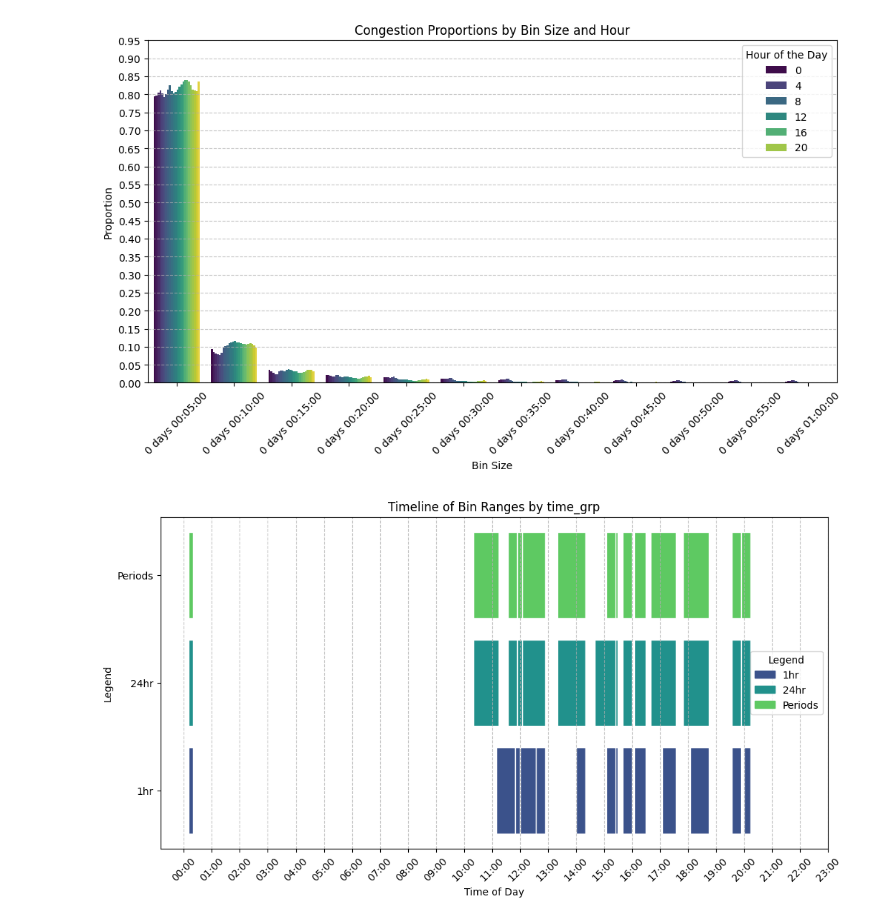
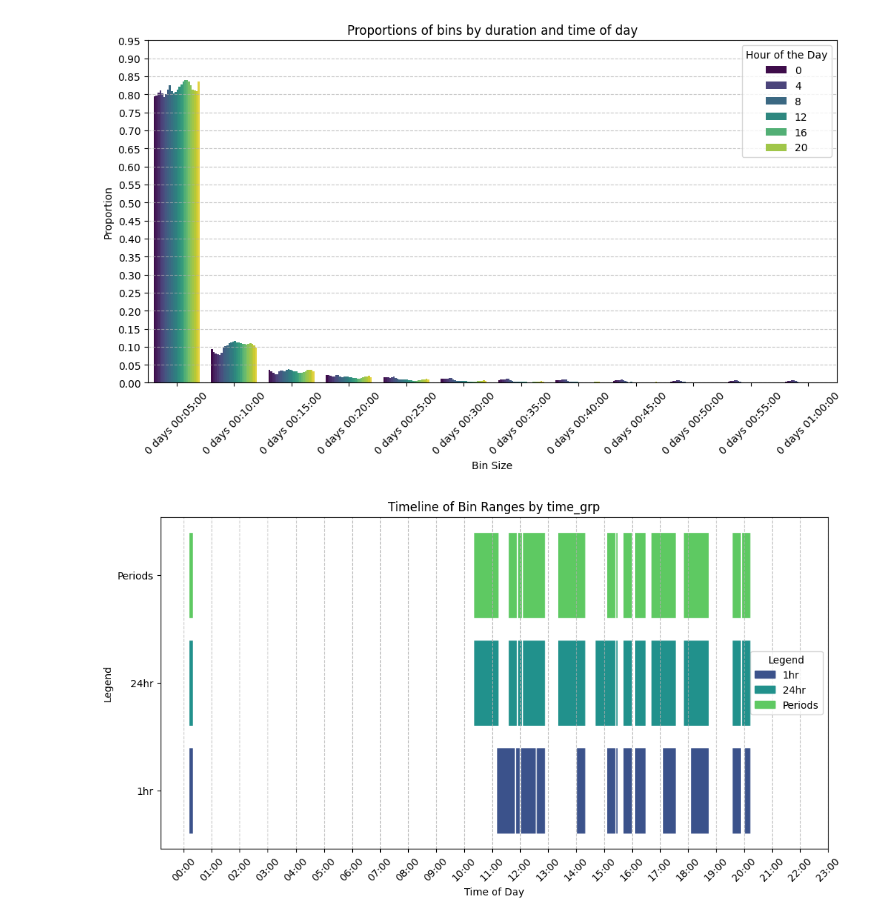
Before and after one commit to CityofToronto/bdit_data-sources, a Jupyter notebook: here/traffic/here_dynamic_binning_explore.ipynb, the cells around one changed output. Saved outputs shown, nothing was run; the diff lists cells and outputs as text; code cells hidden in the pictures.

```diff
--- a/here/traffic/here_dynamic_binning_explore.ipynb
+++ b/here/traffic/here_dynamic_binning_explore.ipynb
@@ -33,23 +33,24 @@ except Exception as e:
 # %%
 # Convert bin_length to string for categorical x-axis
 df['bin_length'] = df['bin_length'].astype(str)
 
 # Compute proportions within each bin_size group
 df['proportion'] = df.groupby('hr')['count'].transform(lambda x: x / x.sum())
 
 # Plot multi-bar chart
 plt.figure(figsize=(12, 6))
 sns.barplot(x=df['bin_length'], y=df['proportion'], hue=df['hr'], palette='viridis')
 plt.xlabel('Bin Size')
 plt.ylabel('Proportion')
-plt.title('Congestion Proportions by Bin Size and Hour')
+plt.title('Proportions of bins by duration and time of day')
 plt.yticks([i * 0.01 for i in range(0, 100, 5)])
 plt.xticks(rotation=45)
 plt.legend(title='Hour of the Day')
 plt.grid(axis='y', linestyle='--', alpha=0.7)
 plt.show()
+#note, higher proportion of longer bins before ~8am
 # %% [output]
-[figure, old version]
+[figure, new version]
 # %%
 sql = '''SELECT
     CASE
```
Also changed, not shown: parts of 4 cells of this notebook.
